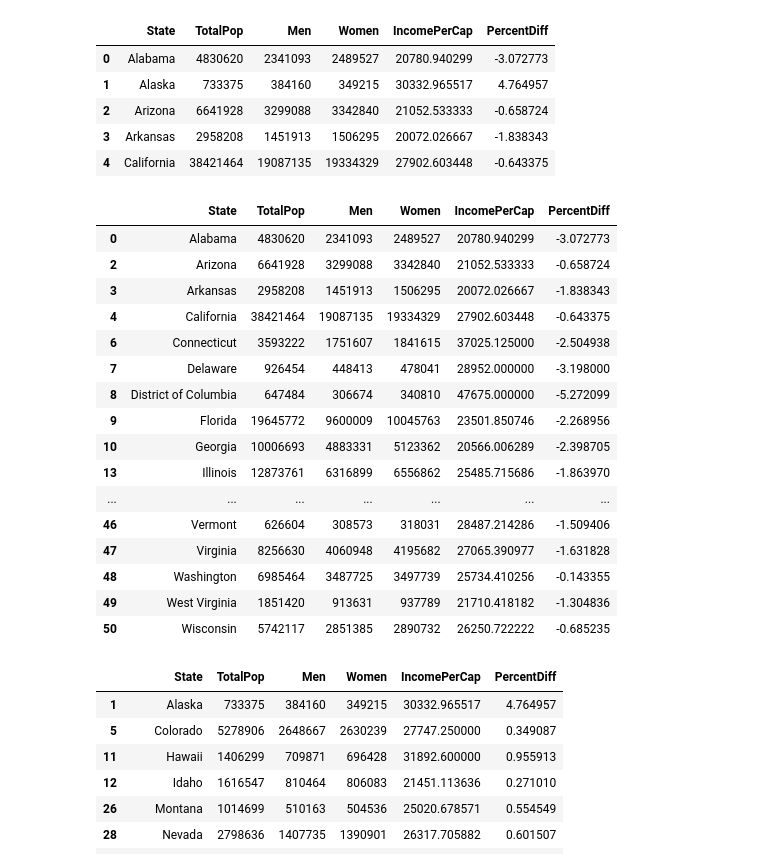
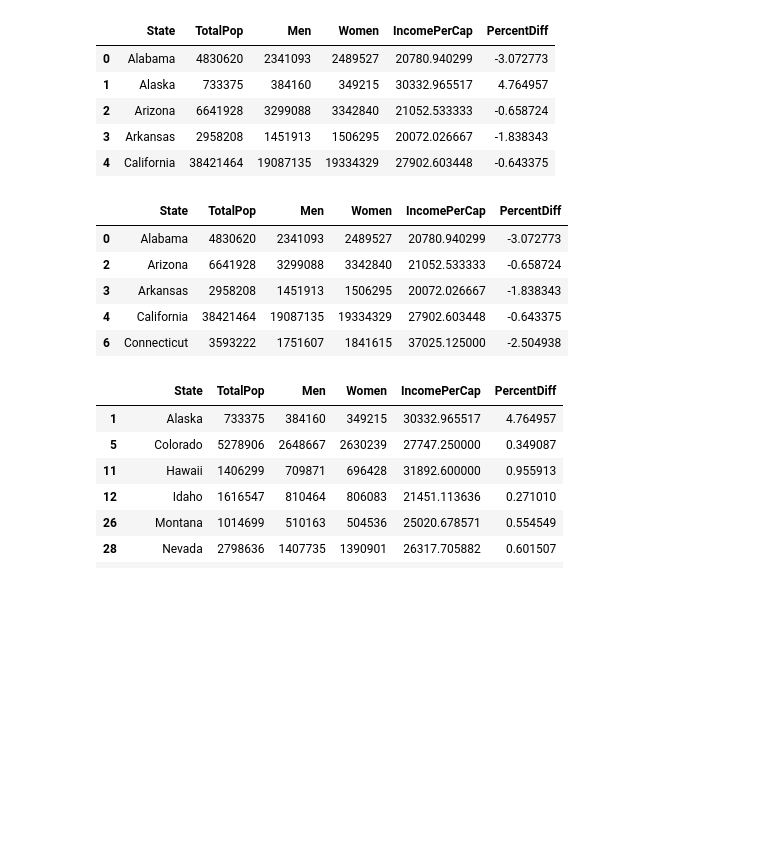
Before and after one commit to charlim26/censusproject, a Jupyter notebook: gender_income.ipynb, the cells around one changed output. Drawn from its saved outputs; the diff is of its cells as text; code cells hidden in the pictures; blank space fills up the shorter version.

```diff
--- a/gender_income.ipynb
+++ b/gender_income.ipynb
@@ -58,25 +59,14 @@ See the caveats in the documentation: https://pandas.pydata.org/pandas-docs/stab
 | 4 | California | 38421464 | 19087135 | 19334329 | 27902.603448 | -0.643375 |
 # %%
 women_dom_2015 = gender_15_state.loc[gender_15_state['PercentDiff']<0]
-women_dom_2015
+women_dom_2015.head()
 # %% [output]
 |  | State | TotalPop | Men | Women | IncomePerCap | PercentDiff |
 | 0 | Alabama | 4830620 | 2341093 | 2489527 | 20780.940299 | -3.072773 |
 | 2 | Arizona | 6641928 | 3299088 | 3342840 | 21052.533333 | -0.658724 |
 | 3 | Arkansas | 2958208 | 1451913 | 1506295 | 20072.026667 | -1.838343 |
 | 4 | California | 38421464 | 19087135 | 19334329 | 27902.603448 | -0.643375 |
 | 6 | Connecticut | 3593222 | 1751607 | 1841615 | 37025.125000 | -2.504938 |
-| 7 | Delaware | 926454 | 448413 | 478041 | 28952.000000 | -3.198000 |
-| 8 | District of Columbia | 647484 | 306674 | 340810 | 47675.000000 | -5.272099 |
-| 9 | Florida | 19645772 | 9600009 | 10045763 | 23501.850746 | -2.268956 |
-| 10 | Georgia | 10006693 | 4883331 | 5123362 | 20566.006289 | -2.398705 |
-| 13 | Illinois | 12873761 | 6316899 | 6556862 | 25485.715686 | -1.863970 |
-| ... | ... | ... | ... | ... | ... | ... |
-| 46 | Vermont | 626604 | 308573 | 318031 | 28487.214286 | -1.509406 |
-| 47 | Virginia | 8256630 | 4060948 | 4195682 | 27065.390977 | -1.631828 |
-| 48 | Washington | 6985464 | 3487725 | 3497739 | 25734.410256 | -0.143355 |
-| 49 | West Virginia | 1851420 | 913631 | 937789 | 21710.418182 | -1.304836 |
-| 50 | Wisconsin | 5742117 | 2851385 | 2890732 | 26250.722222 | -0.685235 |
 # %%
 men_dom_2015 = gender_15_state.loc[gender_15_state['PercentDiff']>0]
 men_dom_2015
```
Also changed, not shown: parts of 1 cell of this notebook.
